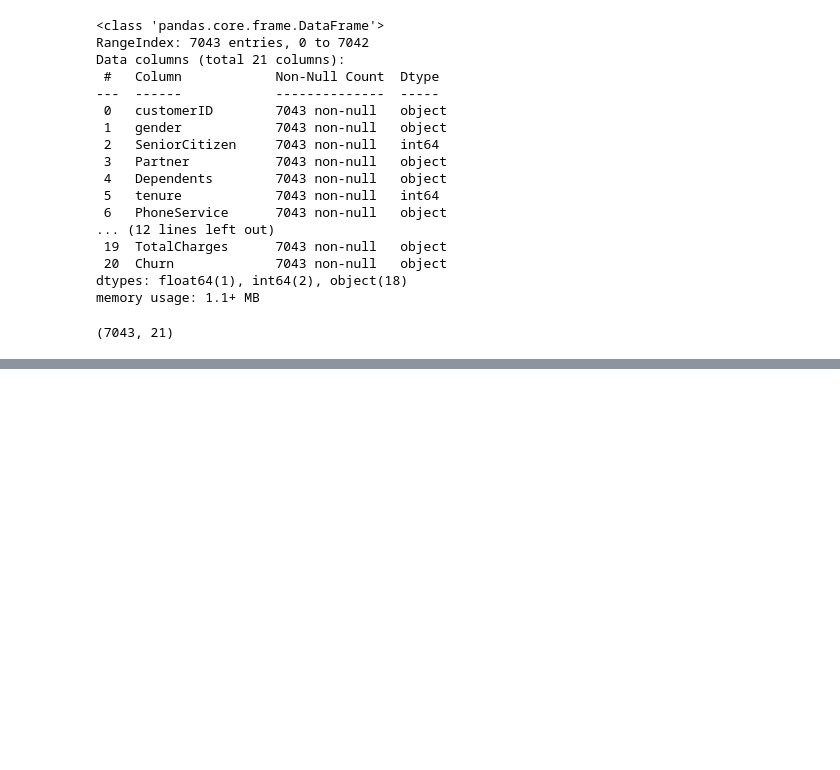
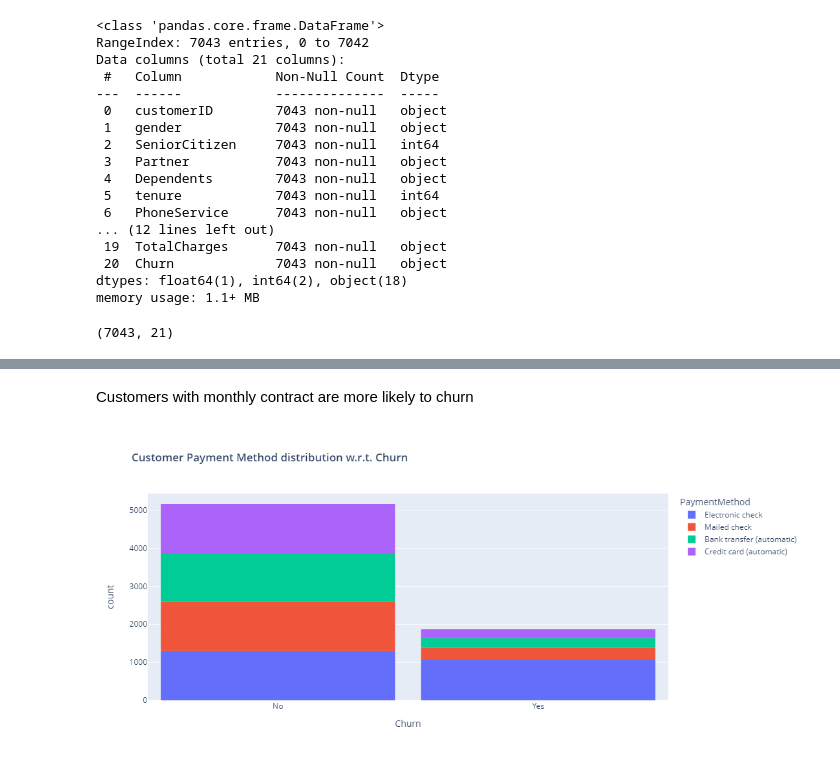
Before and after one commit to Akshay9597/Telecom_Customer_Churn, a Jupyter notebook: customer_churn_analysis.ipynb, the cells around one changed output, grey strips where cells are left out. Cells and saved outputs as stored; diff of their text form; code cells hidden in the pictures; blank space fills up the shorter version.

```diff
--- a/customer_churn_analysis.ipynb
+++ b/customer_churn_analysis.ipynb
@@ -43,0 +210,11 @@ data.shape
+# %% [markdown]
+Customers with monthly contract are more likely to churn
+# %%
+labels = data['PaymentMethod'].unique()
+values = data['PaymentMethod'].value_counts()
+
+fig = px.histogram(data, x="Churn", color="PaymentMethod", title="<b>Customer Payment Method distribution w.r.t. Churn</b>")
+fig.update_layout(width=700, height=500, bargap=0.1)
+fig.show()
+# %% [output]
+[figure, added]
```
Also changed, not shown: parts of 20 cells of this notebook.
